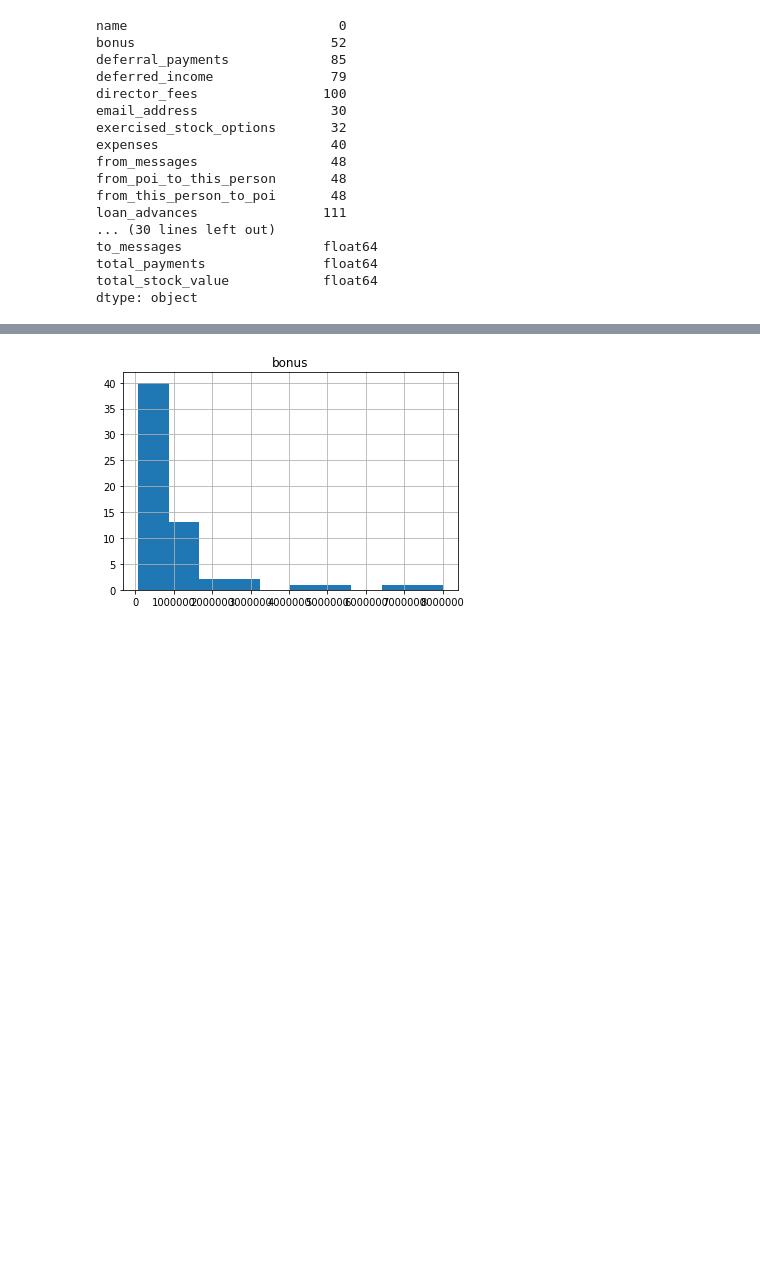
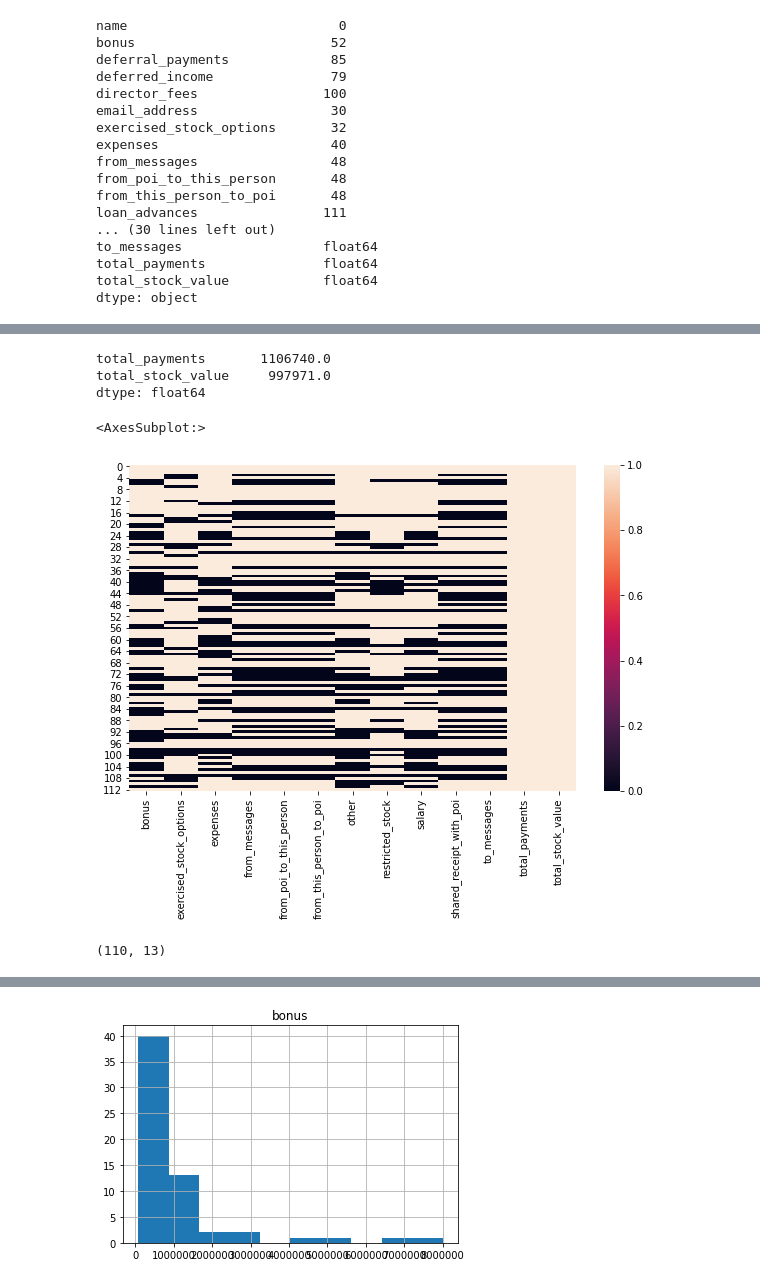
Before and after one commit to mmmiachennn/cupoy_learn, a Jupyter notebook: 期中考.ipynb, the cells around one changed output, grey strips where cells are left out. Cells and saved outputs as stored; diff of their text form; code cells hidden in the pictures; blank space fills up the shorter version.

```diff
--- a/期中考.ipynb
+++ b/期中考.ipynb
@@ -79,14 +43,0 @@ im_df
-# %%
-# deferral_payments, deferred_income -0.85
-# exercised_stock_options, total_stock_value 0.96
-# other, total_payments 0.915708
-# restricated_stock, total_stock_value 0.86
-# shared_recipt_with_poi, to_messages 0.86
-
-# 刪除高度相關的欄位
-df.drop(columns=['total_stock_value', 'deferred_income', 'other', 'shared_receipt_with_poi'],inplace=True)
-plt.figure(figsize=(10,10))
-corrMatrix = df.corr()
-
-sn.heatmap(corrMatrix, annot=True, center=0)
-plt.show()
@@ -95,4 +43,0 @@ plt.show()
-# %%
-# 補值
-df.fillna(method='bfill', inplace=True)
-df.fillna(method='ffill', inplace=True)
@@ -243,0 +44,10 @@ test_ans.to_csv(r'D:\cupoy_learn\Midterm_test\test_pred_1.csv', index=False)
+# %%
+# 刪除遺失值太多的欄位
+print(len(df) * 0.7)
+df_x = df.drop(columns=['director_fees', 'loan_advances', 'restricted_stock_deferred', 'deferral_payments', 'deferred_income', 'long_term_incentive'])
+
+# 去除跟個人資訊有關的欄位
+df_x = df_x.drop(columns=['poi', 'name', 'email_address'])
+
+# 檢查每個 column的遺失值個數
+print(df_x.isna().sum())
@@ -243,0 +82,24 @@ test_ans.to_csv(r'D:\cupoy_learn\Midterm_test\test_pred_1.csv', index=False)
+# %%
+# 補值
+print(df_x[['total_payments', 'total_stock_value']].median())
+df_x[['total_payments']] = df_x[['total_payments']].fillna(1106740)
+df_x[['total_stock_value']] = df_x[['total_stock_value']].fillna(997971)
+# %% [output]
+total_payments       1106740.0
+total_stock_value     997971.0
+dtype: float64
+# %%
+# 補值
+# df_x = df_x.fillna(method='bfill')
+# df_x = df_x.fillna(method='ffill')
+plt.figure(figsize=(10, 6))
+sn.heatmap(~df_x.isnull())
+# %% [output]
+<AxesSubplot:>
+[figure, added]
+# %%
+idx = df_x.drop(columns=['total_payments', 'total_stock_value']).dropna(how='all').index
+df_x = df_x.iloc[idx]
+print(df_x.shape)
+# %% [output]
+(110, 13)
```
Also changed, not shown: parts of 47 cells of this notebook, 8 other files.
